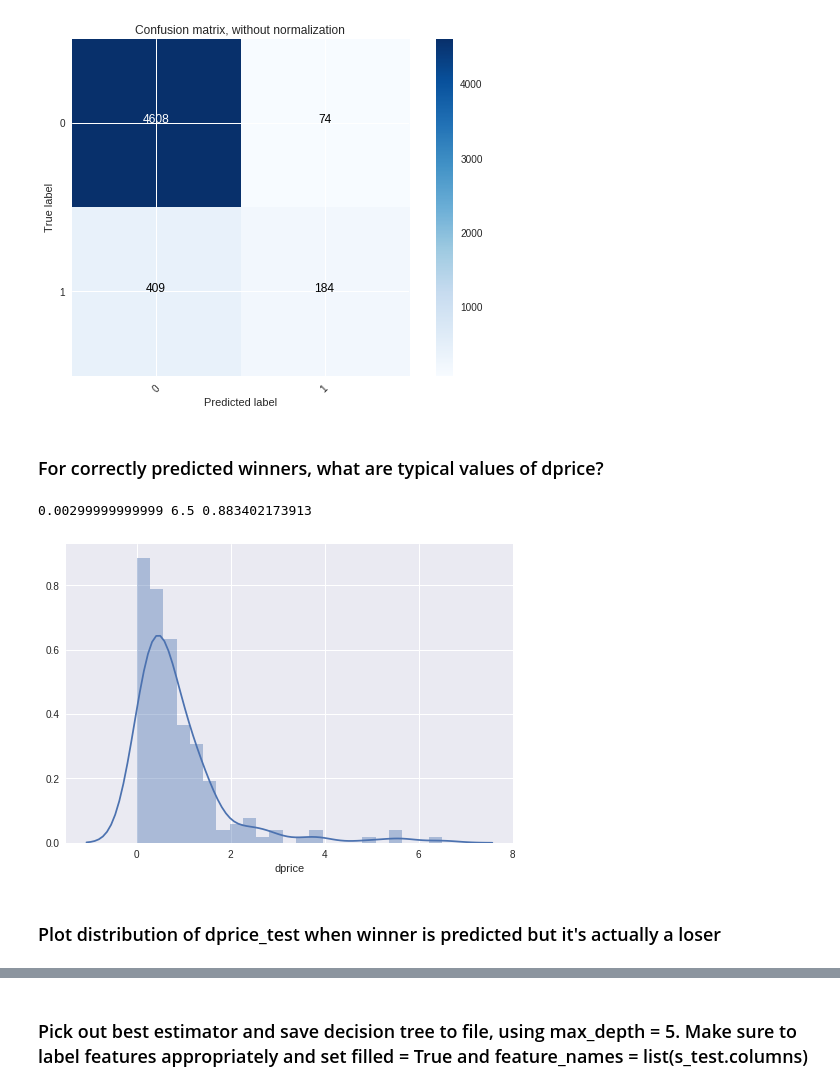
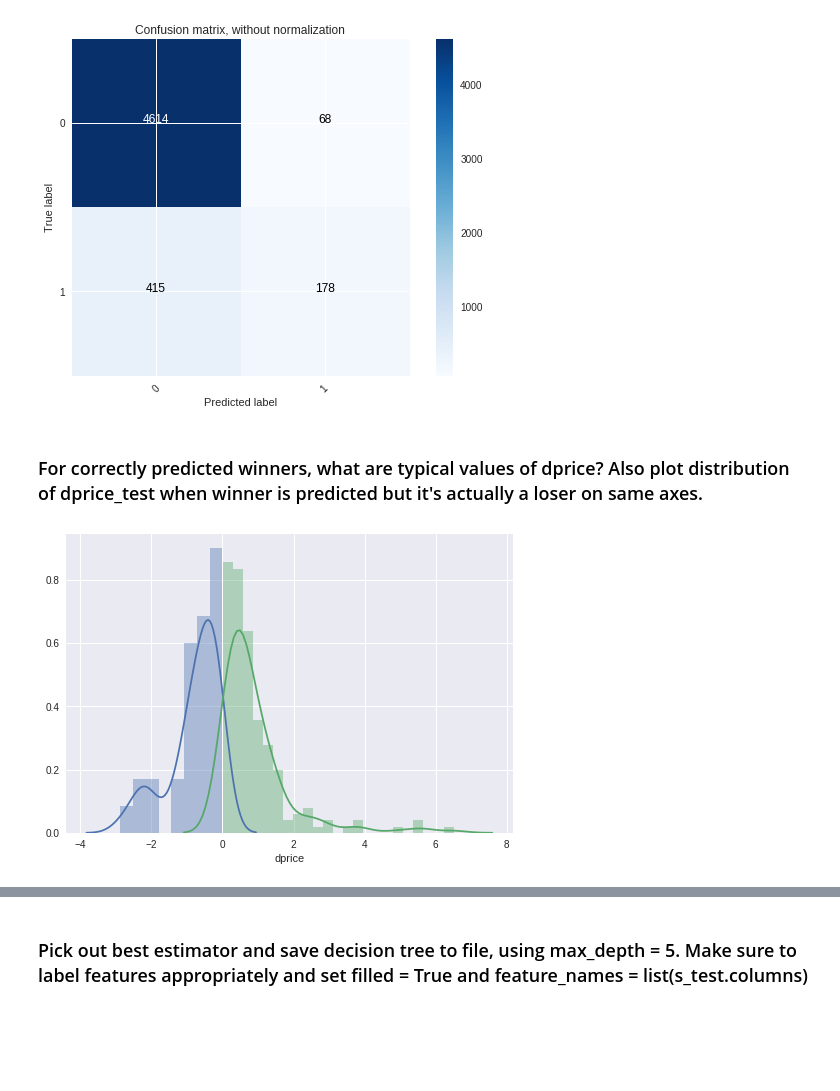
Before and after one commit to hubenjm/bondproject, a Jupyter notebook: price_change_prediction_notebook.ipynb, the cells around one changed output, grey strips where cells are left out. Drawn from its saved outputs; the diff is of its cells as text; code cells hidden in the pictures; blank space fills up the shorter version.

```diff
--- a/price_change_prediction_notebook.ipynb
+++ b/price_change_prediction_notebook.ipynb
@@ -71,10 +89,12 @@ s_train, s_test, dp_train, dp_test = train_test_split(s, dprice, test_size=0.20,
 ### Want to optimize the max_depth and n_estimators parameters of the regressor with respect to the percentage of winning predictions that are actually winners. To do this, we construct a custom scorer function
 # %%
 def scorer(clf, X_test, y_test):
-    #we want to maximize the recall of positive gains, i.e. the estimator catches the most positive outcomes
+    #we want to maximize f1 score value = 2*(precision*recall)/(precision + recall)
     y_predict = clf.predict(X_test)
-    return float(np.sum(y_predict[y_test > 0] > 0))/np.sum(y_test > 0)
+    recall = float(np.sum(y_predict[y_test > 0] > 0))/np.sum(y_test > 0)
+    precision = float(np.sum(y_test[y_predict > 0] > 0))/np.sum(y_predict > 0)
+    return 2*precision*recall/(precision + recall)
 # %%
-parameters = {'max_depth':[10, 15, 20, 25], 'n_estimators':[50, 100, 200], 'criterion':['mse']}
+parameters = {'max_depth':[10, 15, 20, 25], 'n_estimators':[50, 100], 'criterion':['mse']}
 rfr = RandomForestRegressor()
 clf = GridSearchCV(rfr, param_grid = parameters, scoring = scorer)
@@ -156,14 +169,14 @@ plt.show()
 # %% [output]
 [figure]
 # %% [markdown]
-### For correctly predicted winners, what are typical values of dprice?
+### For correctly predicted winners, what are typical values of dprice? Also plot distribution of dprice_test when winner is predicted but it's actually a loser on same axes.
 # %%
-dp_slice = dp_test[I2]
-print dp_slice.min(), dp_slice.max(), dp_slice.mean()
-sns.distplot(dp_slice)
+I2 = (dp_test > 0) & (dp_predict > 0)
+dp_slice_winner = dp_test[I2]
+dp_slice_loser = dp_test[(dp_test < 0) & (dp_predict > 0)]
+#print dp_slice_loser.min(), dp_slice_loser.max(), dp_slice_loser.mean()
+sns.distplot(dp_slice_loser)
+sns.distplot(dp_slice_winner)
 plt.show()
 # %% [output]
-0.00299999999999 6.5 0.883402173913
-[figure, old version]
+[figure, new version]
-# %% [markdown]
-### Plot distribution of dprice_test when winner is predicted but it's actually a loser
```
Also changed, not shown: parts of 24 cells of this notebook, 19 other files.
